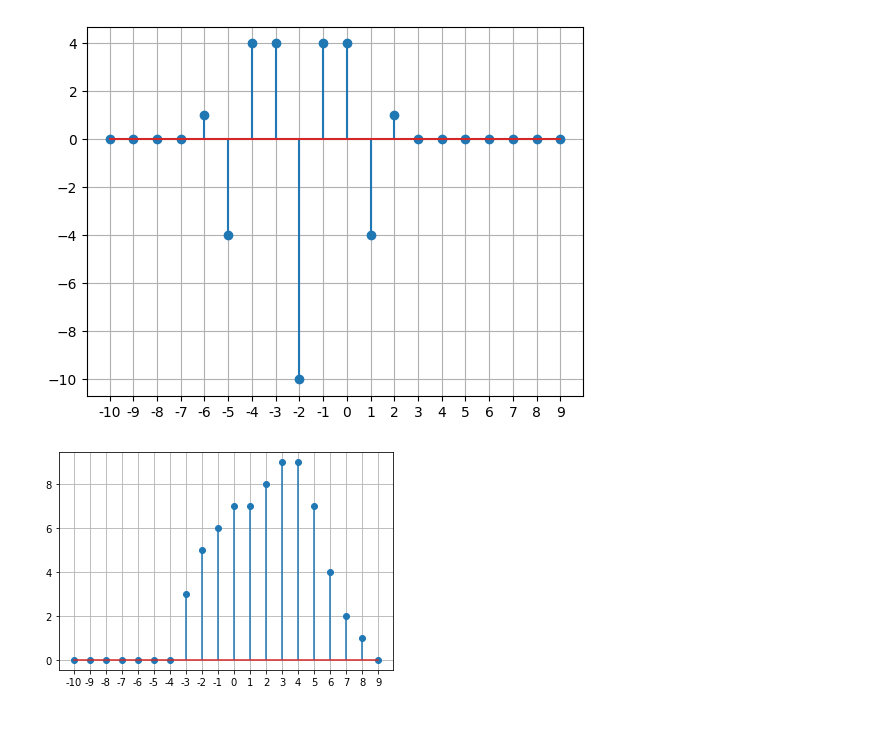
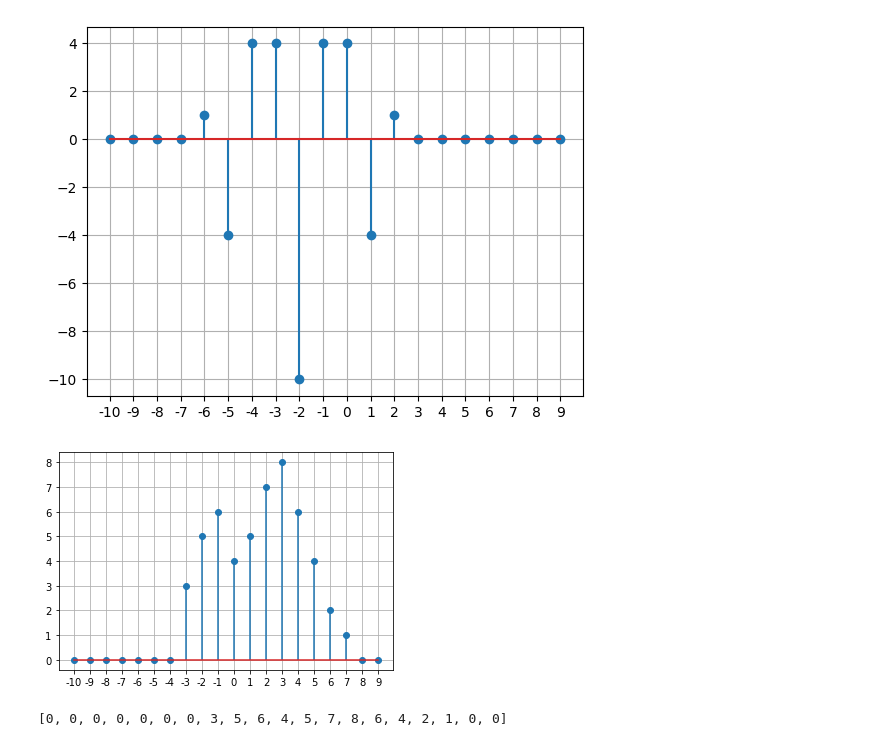
Before and after one commit to HighSpeeds/ECE113, a Jupyter notebook: HW3/test.ipynb, the cells around one changed output. Saved outputs shown, nothing was run; the diff lists cells and outputs as text; code cells hidden in the pictures.

```diff
--- a/HW3/test.ipynb
+++ b/HW3/test.ipynb
@@ -46,16 +46,20 @@ plt.show()
 # %%
 S=[]
 
 x=lambda n: [3,2,1,1,3,3,2,1,1][n+2] if n<=6 and n>=-2 else 0
-y=lambda n: 1 if n>=-1 and n<=2 else 0
+y=lambda n: 1 if n>=-1 and n<=1 else 0
 
 for i in range(-10,10):
     S.append(convolve(x,y,i,range(-10,10)))
     # S.append(x1(i))
 
 plt.stem(range(-10,10),S)
 plt.xticks(range(-10,10),range(-10,10))
 plt.grid()
 plt.show()
 # %% [output]
-[figure, old version]
+[figure, new version]
+# %%
+S
+# %% [output]
+[0, 0, 0, 0, 0, 0, 0, 3, 5, 6, 4, 5, 7, 8, 6, 4, 2, 1, 0, 0]
```
Also changed, not shown: 11 other files.
